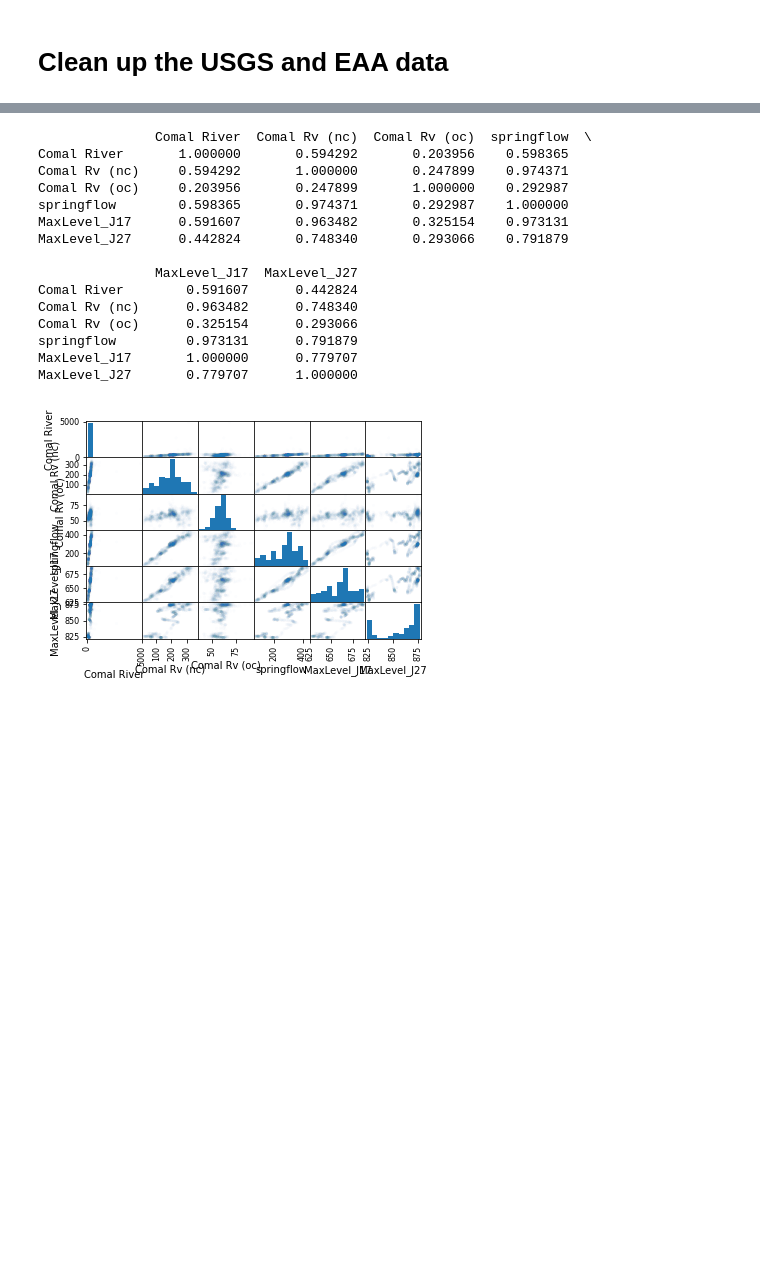
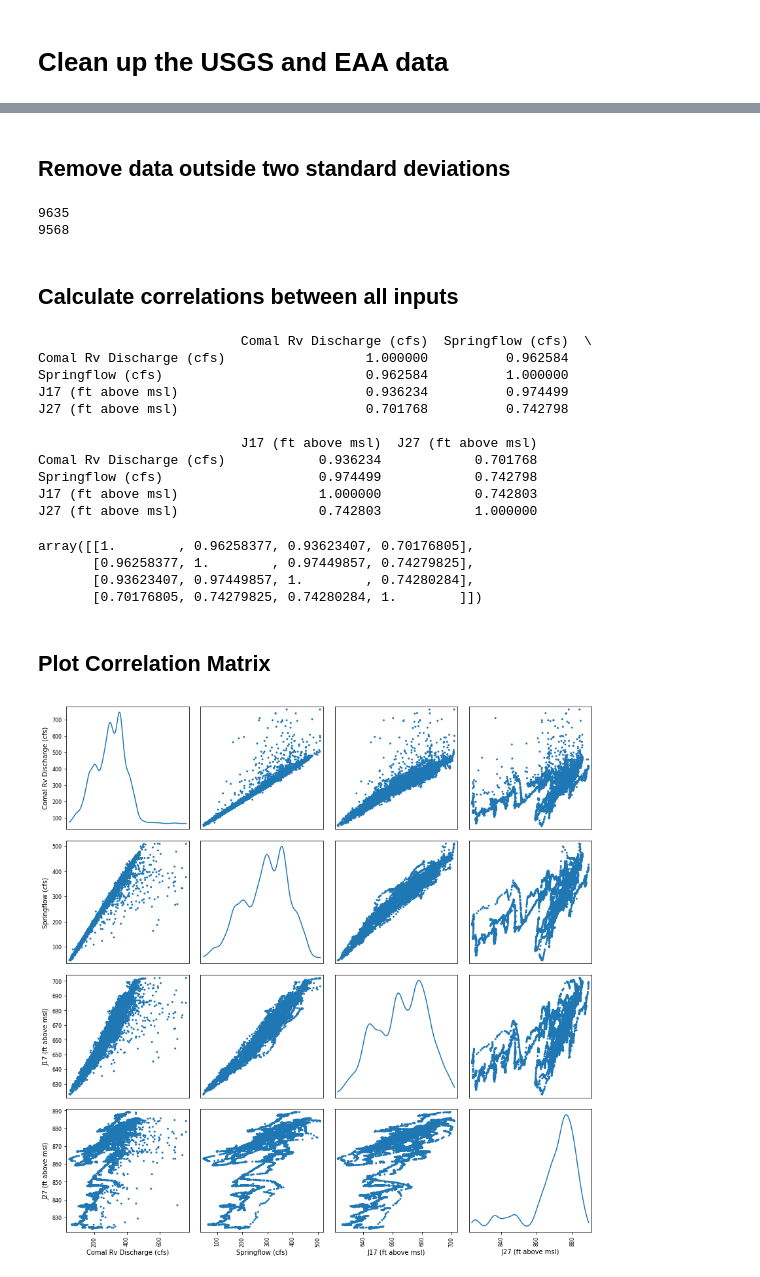
Before and after one commit to ecpease/Edwards_springflow, a Jupyter notebook: notebooks/correlation_matrix.ipynb, the cells around one changed output, grey strips where cells are left out. Cells and saved outputs as stored; diff of their text form; code cells hidden in the pictures; blank space fills up the shorter version.

```diff
--- a/notebooks/correlation_matrix.ipynb
+++ b/notebooks/correlation_matrix.ipynb
@@ -60,18 +69,16 @@ j17.to_csv(os.path.join("..", "data", "well_level", "dailyDateRange_j17.csv"))
 # %%
-j27 = pd.read_csv(os.path.join('..', 'data', "well_level", 'j27.csv'))
+j27 = pd.read_csv(os.path.join('..', "..", 'data', "well_level", 'j27.csv'))
 j27['datetime'] = pd.to_datetime(j27['pdate'])
 del j27['pdate']
-j27 = j27.loc[j27['datetime'] > pd.to_datetime("05/05/2014")]
+j27 = j27.loc[j27['datetime'] > pd.to_datetime("01/01/1970")]
 j27.index = j27['datetime']
 j27 = j27[['MaxLevel']]
-j27['MaxLevel_J27'] = j27[['MaxLevel']]
-j27.to_csv(os.path.join("..", "data", "well_level", "dailydateRange_j27.csv"))
+j27['J27 (ft above msl)'] = j27[['MaxLevel']]
+j27.to_csv(os.path.join("..", "..", "data", "well_level", "dailydateRange_j27.csv"))
 # %% [markdown]
 # Merge all data
 # %%
-df_main = comalRv.merge(comalRvnc, left_index=True, right_index=True)
-df_main = df_main.merge(comalRvoc, left_index=True, right_index=True)
-df_main = df_main.merge(comalSpgs, left_index=True, right_index=True)
+df_main = comalRv.merge(comalSpg, left_index=True, right_index=True)
 df_main = df_main.merge(j17, right_index=True, left_index=True)
 df_main = df_main.merge(j27, right_index=True, left_index=True)
 df_main.head()
@@ -86,7 +93,8 @@ df_main.head()
 # %% [markdown]
 # Clean up the USGS and EAA data
 # %%
-df_main = df_main[["Comal River", "Comal Rv (nc)", "Comal Rv (oc)", "springflow", "MaxLevel_J17", "MaxLevel_J27"]]
-df_main.to_csv(os.path.join("..", "data", "streamflow", "main_ComalRvs.csv"))
+df_main['Springflow (cfs)'] = df_main['Springflow']
+df_main = df_main[["Comal Rv Discharge (cfs)", "Springflow (cfs)", "J17 (ft above msl)", "J27 (ft above msl)"]]
+df_main.to_csv(os.path.join("..", "..", "data", "streamflow", "Springflow_All_Comal.csv"))
 df_main.head()
 # %% [output]
@@ -100,19 +108,30 @@ df_main.head()
+# %% [markdown]
+## Remove data outside two standard deviations
+# %%
+m = 2
+print(len(df_main))
+for col in df_main.columns:
+    std = np.std(df_main[col])
+    df_main = df_main.loc[abs(df_main[col] - np.nanmean(df_main[col])) < m * std]
+print(len(df_main))
+# %% [output]
+9635
+9568
+# %% [markdown]
+## Calculate correlations between all inputs
 # %%
 corr = df_main.corr()
+corr.to_csv(os.path.join("..", "..", "data", "streamflow", "output", "CorrMatrix.csv"))
 print(corr)
 # %% [output]
-               Comal River  Comal Rv (nc)  Comal Rv (oc)  springflow  \
-Comal River       1.000000       0.594292       0.203956    0.598365
-Comal Rv (nc)     0.594292       1.000000       0.247899    0.974371
-Comal Rv (oc)     0.203956       0.247899       1.000000    0.292987
-springflow        0.598365       0.974371       0.292987    1.000000
-MaxLevel_J17      0.591607       0.963482       0.325154    0.973131
-MaxLevel_J27      0.442824       0.748340       0.293066    0.791879
+                          Comal Rv Discharge (cfs)  Springflow (cfs)  \
+Comal Rv Discharge (cfs)                  1.000000          0.962584
+Springflow (cfs)                          0.962584          1.000000
+J17 (ft above msl)                        0.936234          0.974499
+J27 (ft above msl)                        0.701768          0.742798
 
-               MaxLevel_J17  MaxLevel_J27
-Comal River        0.591607      0.442824
-Comal Rv (nc)      0.963482      0.748340
-Comal Rv (oc)      0.325154      0.293066
-springflow         0.973131      0.791879
-MaxLevel_J17       1.000000      0.779707
-MaxLevel_J27       0.779707      1.000000
+                          J17 (ft above msl)  J27 (ft above msl)
+Comal Rv Discharge (cfs)            0.936234            0.701768
+Springflow (cfs)                    0.974499            0.742798
+J17 (ft above msl)                  1.000000            0.742803
+J27 (ft above msl)                  0.742803            1.000000
@@ -119,6 +141,18 @@ MaxLevel_J27       0.779707      1.000000
+# %%
+corr_array = np.array(df_main.corr())
+corr_array
+# %% [output]
+array([[1.        , 0.96258377, 0.93623407, 0.70176805],
+       [0.96258377, 1.        , 0.97449857, 0.74279825],
+       [0.93623407, 0.97449857, 1.        , 0.74280284],
+       [0.70176805, 0.74279825, 0.74280284, 1.        ]])
+# %% [markdown]
+## Plot Correlation Matrix
 # %%
-scatter_matrix(df_main, alpha=.01)
-plt.tight_layout
-plt.savefig(os.path.join('..', 'img', 'corr_plt.png'))
+fig, ax = plt.subplots(figsize=(12, 12))
+scatter_matrix(df_main, alpha=1, diagonal='kde', ax=ax)
+
+fig.tight_layout()
+fig.savefig(os.path.join('..', "..", 'img', 'corr_plt_alpha1.png'))
 # %% [output]
-[figure, old version]
+[figure, new version]
```
Also changed, not shown: parts of 8 cells of this notebook, 28 other files.
